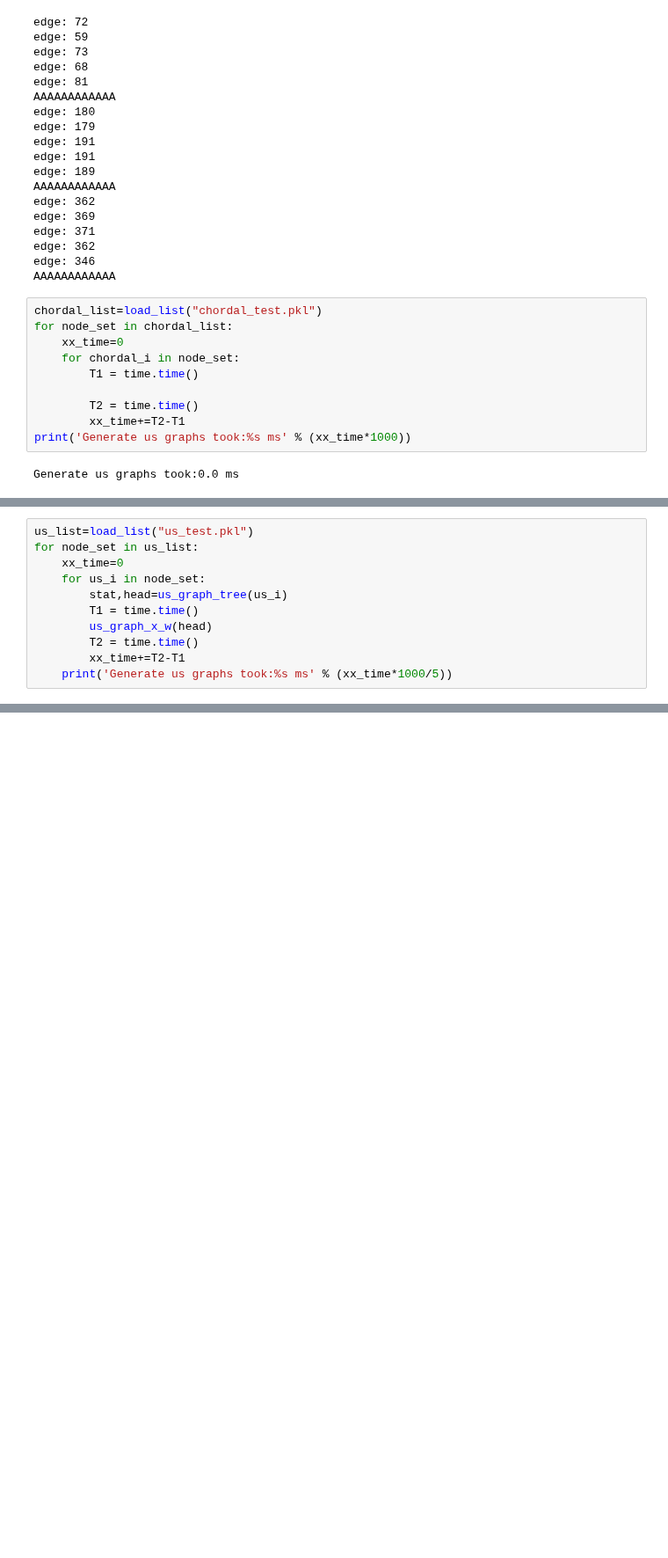
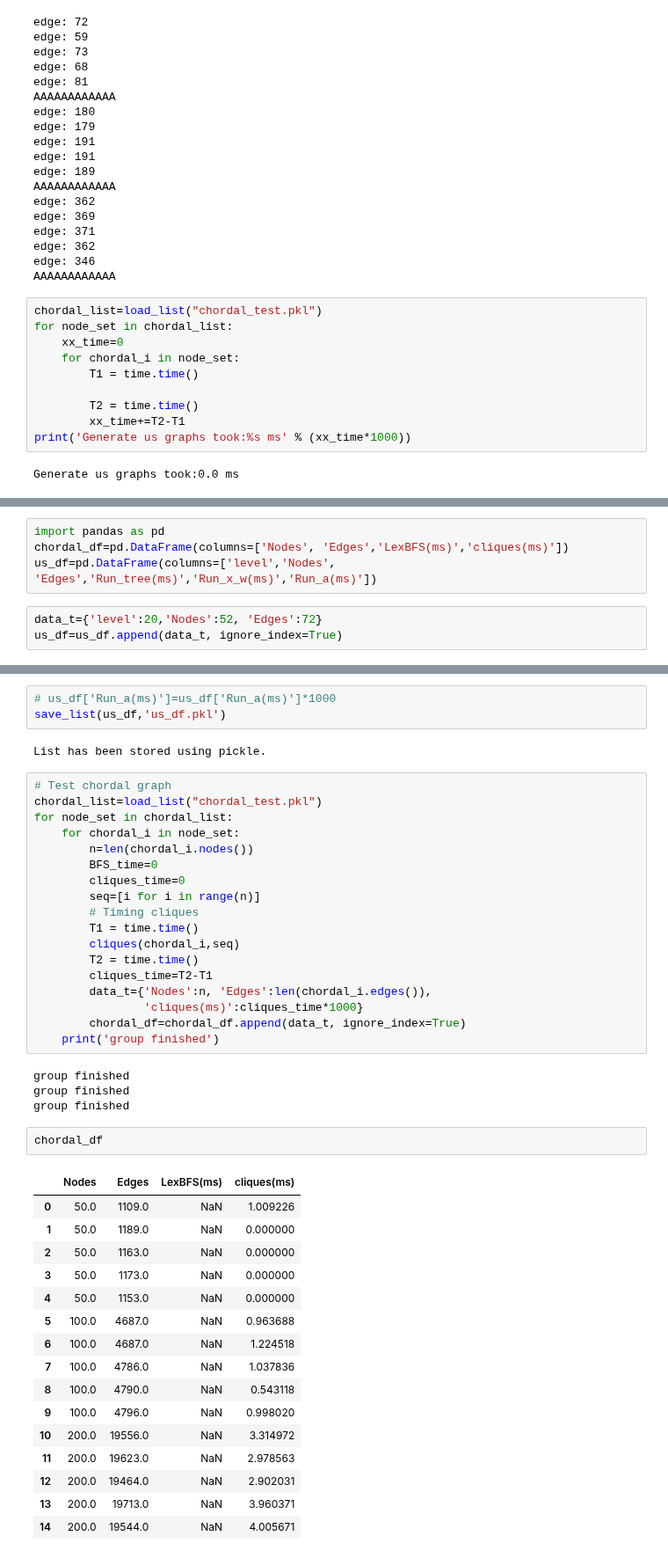
Before and after one commit to vonals/code, a Jupyter notebook: graphx-1.ipynb, the cells around one changed output, grey strips where cells are left out. Shown at 88% size. Drawn from its saved outputs; the diff is of its cells as text; blank space fills up the shorter version.

Commit message:
store test data in DF Add some test Delete some useless cell

```diff
--- a/graphx-1.ipynb
+++ b/graphx-1.ipynb
@@ -975,11 +911,0 @@ Generate us graphs took:606.3663005828857 ms
-# %%
-us_list=load_list("us_test.pkl")
-for node_set in us_list:
-    xx_time=0
-    for us_i in node_set:
-        stat,head=us_graph_tree(us_i)
-        T1 = time.time()
-        us_graph_x_w(head)
-        T2 = time.time()
-        xx_time+=T2-T1
-    print('Generate us graphs took:%s ms' % (xx_time*1000/5))
@@ -989,0 +912,7 @@ Generate us graphs took:303.6170482635498 ms
+# %%
+import pandas as pd
+chordal_df=pd.DataFrame(columns=['Nodes', 'Edges','LexBFS(ms)','cliques(ms)'])
+us_df=pd.DataFrame(columns=['level','Nodes', 'Edges','Run_tree(ms)','Run_x_w(ms)','Run_a(ms)'])
+# %%
+data_t={'level':20,'Nodes':52, 'Edges':72}
+us_df=us_df.append(data_t, ignore_index=True)
@@ -989,0 +953,46 @@ Generate us graphs took:303.6170482635498 ms
+# %%
+# us_df['Run_a(ms)']=us_df['Run_a(ms)']*1000
+save_list(us_df,'us_df.pkl')
+# %% [output]
+List has been stored using pickle.
+# %%
+# Test chordal graph
+chordal_list=load_list("chordal_test.pkl")
+for node_set in chordal_list:
+    for chordal_i in node_set:
+        n=len(chordal_i.nodes())
+        BFS_time=0
+        cliques_time=0
+        seq=[i for i in range(n)]
+        # Timing cliques
+        T1 = time.time()
+        cliques(chordal_i,seq)
+        T2 = time.time()
+        cliques_time=T2-T1
+        data_t={'Nodes':n, 'Edges':len(chordal_i.edges()),
+                'cliques(ms)':cliques_time*1000}
+        chordal_df=chordal_df.append(data_t, ignore_index=True)
+    print('group finished')
+# %% [output]
+group finished
+group finished
+group finished
+# %%
+chordal_df
+# %% [output]
+|  | Nodes | Edges | LexBFS(ms) | cliques(ms) |
+| 0 | 50.0 | 1109.0 | NaN | 1.009226 |
+| 1 | 50.0 | 1189.0 | NaN | 0.000000 |
+| 2 | 50.0 | 1163.0 | NaN | 0.000000 |
+| 3 | 50.0 | 1173.0 | NaN | 0.000000 |
+| 4 | 50.0 | 1153.0 | NaN | 0.000000 |
+| 5 | 100.0 | 4687.0 | NaN | 0.963688 |
+| 6 | 100.0 | 4687.0 | NaN | 1.224518 |
+| 7 | 100.0 | 4786.0 | NaN | 1.037836 |
+| 8 | 100.0 | 4790.0 | NaN | 0.543118 |
+| 9 | 100.0 | 4796.0 | NaN | 0.998020 |
+| 10 | 200.0 | 19556.0 | NaN | 3.314972 |
+| 11 | 200.0 | 19623.0 | NaN | 2.978563 |
+| 12 | 200.0 | 19464.0 | NaN | 2.902031 |
+| 13 | 200.0 | 19713.0 | NaN | 3.960371 |
+| 14 | 200.0 | 19544.0 | NaN | 4.005671 |
```
Also changed, not shown: parts of 8 cells of this notebook, 2 other files.
